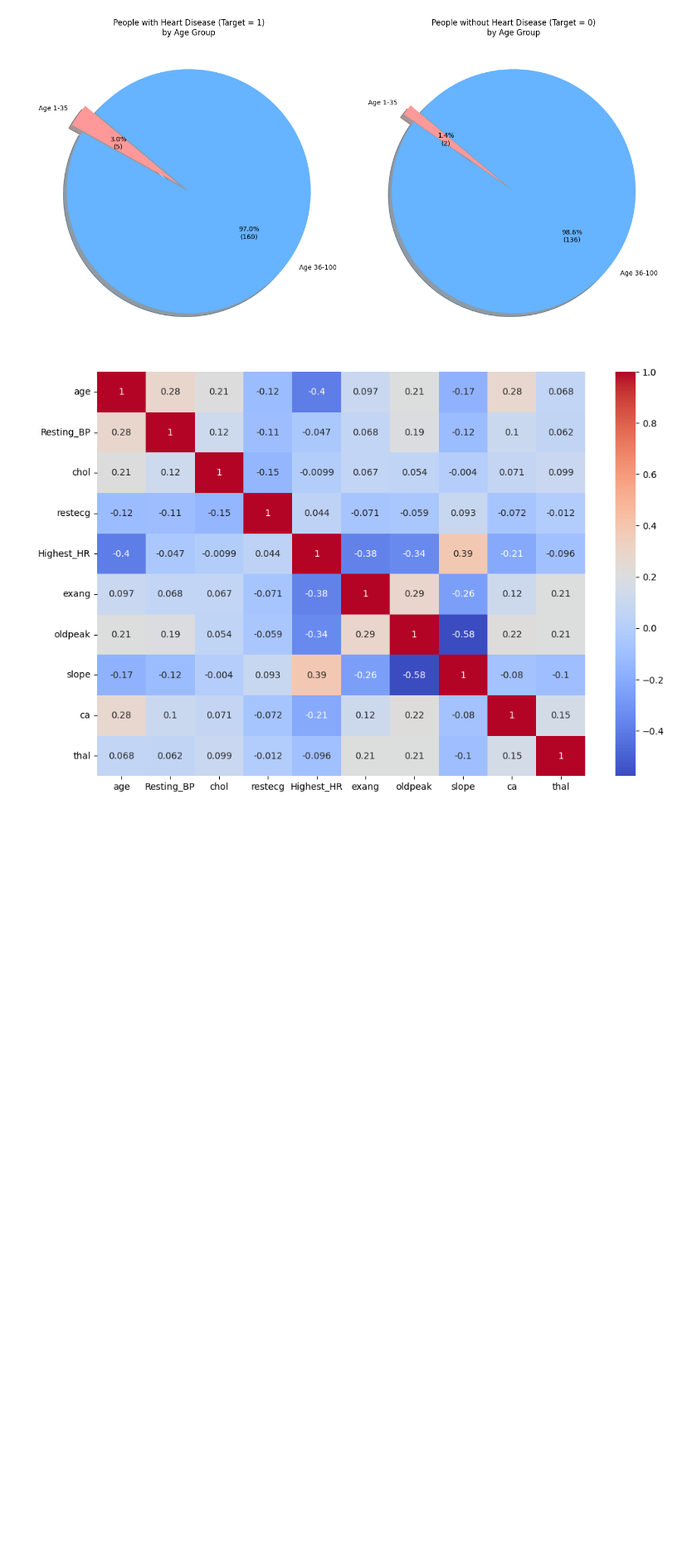
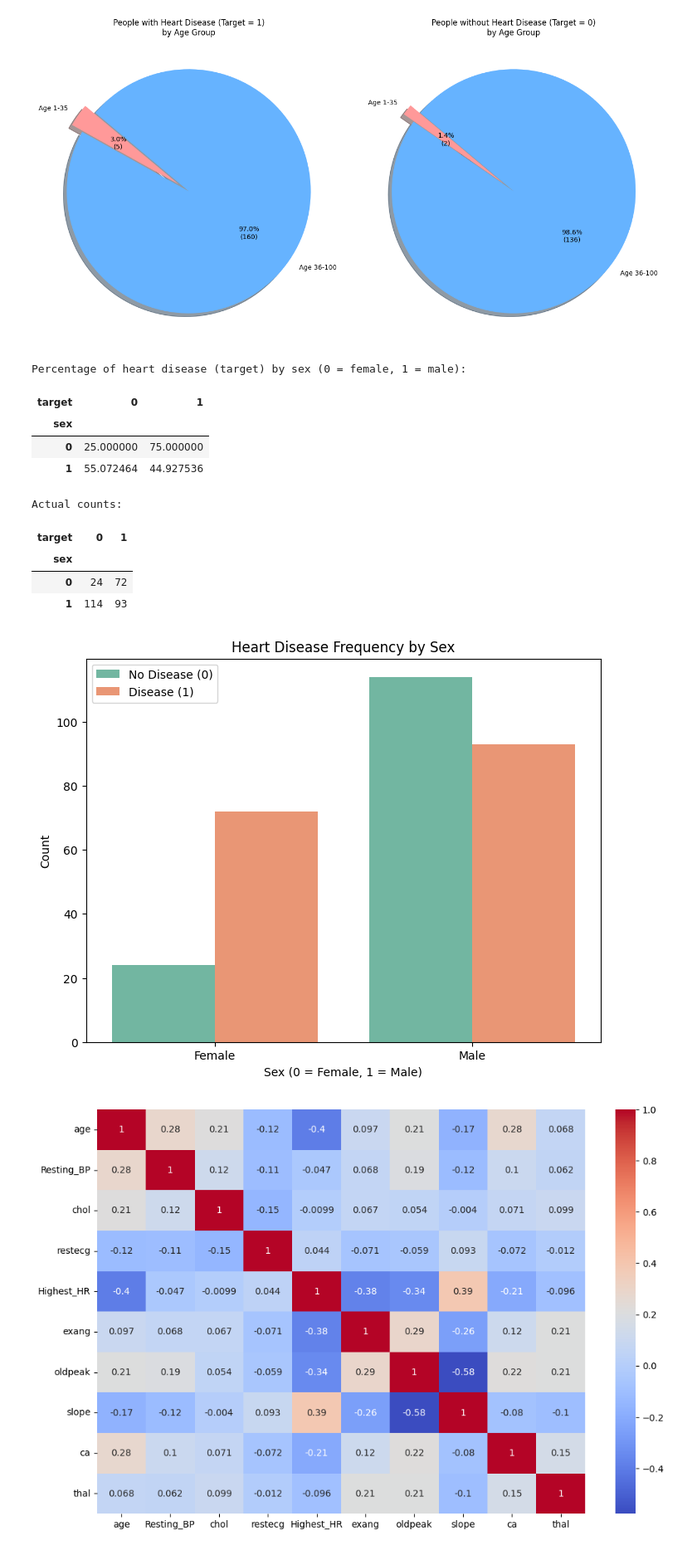
Before and after one commit to zw28623essex-dot/CE101_Team3, a Jupyter notebook: main_load_data.ipynb, the cells around one changed output. Shown at 83% size. Drawn from its saved outputs; the diff is of its cells as text; code cells hidden in the pictures; blank space fills up the shorter version.

```diff
--- a/main_load_data.ipynb
+++ b/main_load_data.ipynb
@@ -210,6 +210,43 @@ plt.tight_layout()
 plt.show()
 # %% [output]
 [figure]
+# %%
+import pandas as pd
+import seaborn as sns
+import matplotlib.pyplot as plt
+
+# Calculate counts and proportions of heart disease (target=1) by sex
+# Note: Lj9-WVAPZHdo mapped 'female' to 0 and 'male' to 1
+sex_target_analysis = pd.crosstab(df['sex'], df['target'], normalize='index') * 100
+sex_target_counts = pd.crosstab(df['sex'], df['target'])
+
+print("Percentage of heart disease (target) by sex (0 = female, 1 = male):")
+display(sex_target_analysis)
+
+print("\nActual counts:")
+display(sex_target_counts)
+
+# Visualize the relationship
+plt.figure(figsize=(8, 6))
+sns.countplot(data=df, x='sex', hue='target', palette='Set2')
+plt.title('Heart Disease Frequency by Sex')
+plt.xlabel('Sex (0 = Female, 1 = Male)')
+plt.ylabel('Count')
+plt.legend(['No Disease (0)', 'Disease (1)'])
+plt.xticks(ticks=[0, 1], labels=['Female', 'Male'])
+plt.show()
+# %% [output]
+Percentage of heart disease (target) by sex (0 = female, 1 = male):
+| target | 0 | 1 |
+| sex |  |  |
+| 0 | 25.000000 | 75.000000 |
+| 1 | 55.072464 | 44.927536 |
+Actual counts:
+| target | 0 | 1 |
+| sex |  |  |
+| 0 | 24 | 72 |
+| 1 | 114 | 93 |
+[figure, added]
 # %%
 plt.figure(figsize=(12,8))
 sns.heatmap(df.drop(['target', 'sex', 'Chest_pain_type', 'fbs'], axis=1).corr(), annot=True, cmap='coolwarm');
```
